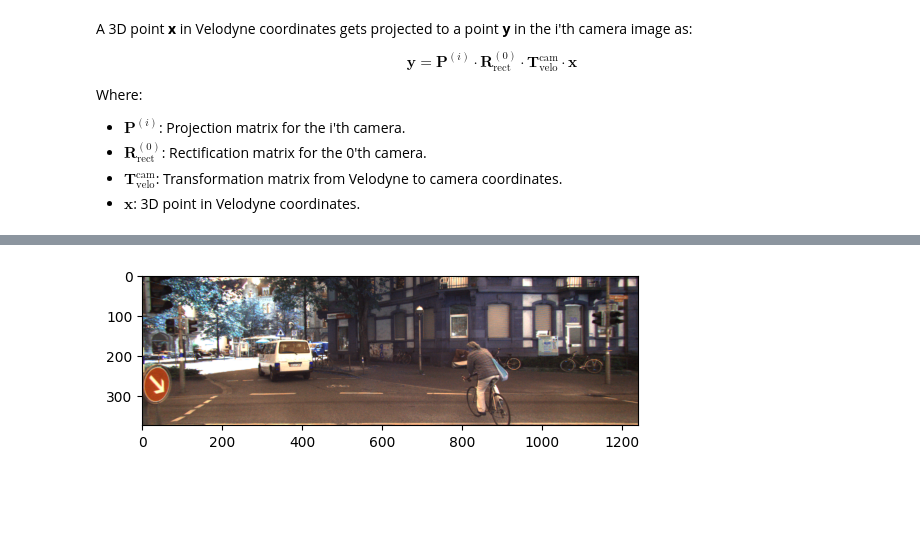
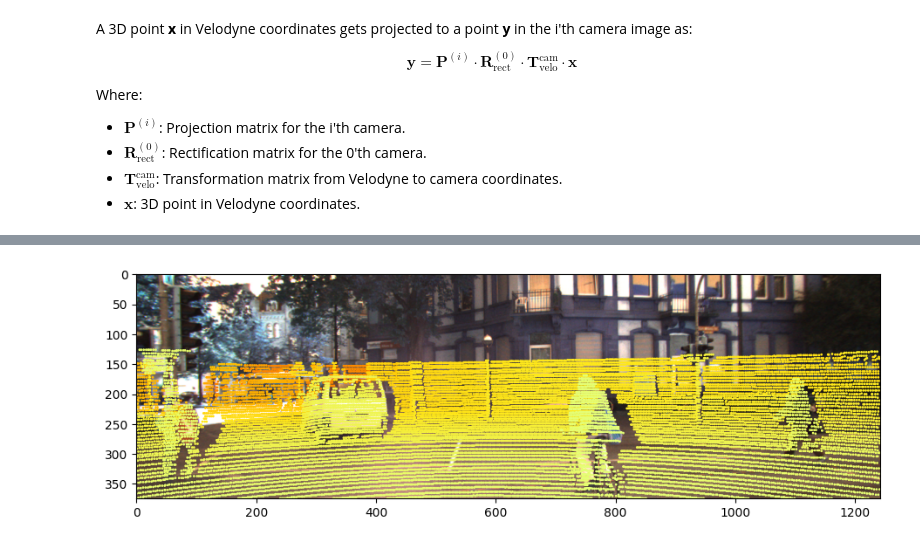
Before and after one commit to RishitSingh10/kitti_visualize, a Jupyter notebook: 01_exploring_kitti_dataset.ipynb, the cells around one changed output, grey strips where cells are left out. Cells and saved outputs as stored; diff of their text form; code cells hidden in the pictures; blank space fills up the shorter version.

Commit message:
Fixed projection bug

```diff
--- a/01_exploring_kitti_dataset.ipynb
+++ b/01_exploring_kitti_dataset.ipynb
@@ -87,7 +87,7 @@ def load_and_display_frame(seq_path: str, frame_number: int) -> None:
                 timestamp = f.readlines()[frame_number].strip()
 
             cam_path = os.path.join(seq_path, sensor, "data/")
-            img_pth = os.path.join(cam_path, os.listdir(cam_path)[frame_number])
+            img_pth = os.path.join(cam_path, [f for f in os.listdir(cam_path) if f.split('.')[0].endswith(f'{frame_number}'*3)][0])
 
             # read image
             img = cv2.imread(img_pth)
@@ -129,7 +129,8 @@ def load_and_display_pcd(seq_path: str, frame_number: int) -> None:
 
             # get pcd data
             velo_path = os.path.join(seq_path, sensor, "data/")
-            pcd_path = os.path.join(velo_path, os.listdir(velo_path)[frame_number])
+            pcd_path = os.path.join(velo_path, [f for f in os.listdir(velo_path) if f.split('.')[0].endswith(f'{frame_number}'*3)][0])
+
             pcd = np.fromfile(pcd_path,  dtype=np.float32)
             pcd = pcd.reshape((-1,4)) # x, y, z and reflectance
 
@@ -209,36 +210,46 @@ with open(os.path.join(calib_path, "calib_velo_to_cam.txt"), 'r') as f:
     R = np.array([float(n.strip()) for n in lines[1].split(':')[1].split(' ') if n]).reshape(3,3)
     T = np.array([float(n.strip()) for n in lines[2].split(':')[1].split(' ') if n])
 
-pcd_cam0 = (R @ pcd_np.T + T.reshape(-1,1)).T
+T_cam_velo = np.eye(4)
+T_cam_velo[0:3, 0:3] = R
+T_cam_velo[0:3, -1] = T
+
+pcd_cam0 = T_cam_velo.dot(np.vstack([pcd_np.T, np.ones(pcd_np.shape[0])]))
 
 # 2. Rectification of cam0 (3D to 3D)
+R_rect_00 = np.eye(4)
 with open(os.path.join(calib_path, "calib_cam_to_cam.txt"), 'r') as f:
     line = [l for l in f.readlines() if l.startswith('R_rect_00')][0]
-    R_rect_00 = np.array([float(n.strip()) for n in line.split(':')[1].split(' ') if n]).reshape(3,3)
+    R_rect_00[0:3, 0:3] = np.array([float(n.strip()) for n in line.split(':')[1].split(' ') if n]).reshape(3,3)
 
-pcd_cam0_rect = (R_rect_00 @ pcd_cam0.T).T
+pcd_cam0_rect = R_rect_00.dot(pcd_cam0)
 
-# 3. Projection to one of the colored cam image plane (cam2) (3D to 2D)
+# 3. Projection to one of the colored cam image plane (cam3) (3D to 2D):
+# u = f_x*(x_c/z_c) + o_x
+# v = f_y*(y_c/z_c) + o_y
 with open(os.path.join(calib_path, "calib_cam_to_cam.txt"), 'r') as f:
-    line = [l for l in f.readlines() if l.startswith('P_rect_02')][0]
-    P_rect_02 = np.array([float(n.strip()) for n in line.split(':')[1].split(' ') if n]).reshape(3,4)
+    line = [l for l in f.readlines() if l.startswith('P_rect_03')][0]
+    P_rect_03 = np.array([float(n.strip()) for n in line.split(':')[1].split(' ') if n]).reshape(3,4)
 
 
-u_tilda = P_rect_02 @ np.vstack([pcd_cam0_rect.T, np.ones(len(pcd_np))])
+u_tilda = P_rect_03.dot(pcd_cam0_rect)
 [u, v] = [u_tilda[0, :]/u_tilda[-1, :], u_tilda[1, :]/u_tilda[-1, :]]
+depth = u_tilda[-1, :]
 # %%
-# Get color correspoinding to each (u,v) in the cam2 image
-rgb_img = cam_imgs[2]
+# Get color correspoinding to each (u,v) in the cam3 image
+rgb_img = cam_imgs[3]
+h, w, _ = rgb_img.shape
+valid = (u >= 0) & (u < w) & (v >= 0) & (v < h) & (depth > 0)
+[u, v, depth] = [u[valid].astype(int), v[valid].astype(int), depth[valid]]
+
+plt.figure(figsize = (11, 8))
 plt.imshow(rgb_img)
+plt.scatter(u, v, s=1, c=depth, marker='o', cmap='Wistia')
 plt.show()
 
-h, w, _ = rgb_img.shape
-
-[u, v] = [u.astype(int).clip(0, w-1), v.astype(int).clip(0, h-1)]
-
 colors = rgb_img[v, u]/255
 # %% [output]
-[figure, old version]
+[figure, new version]
 # %%
 # Convert to Open3D.PointCLoud:
 pcd_o3d = o3d.geometry.PointCloud()  # create a point cloud object
```
Also changed, not shown: parts of 4 cells of this notebook, 2 other files.
